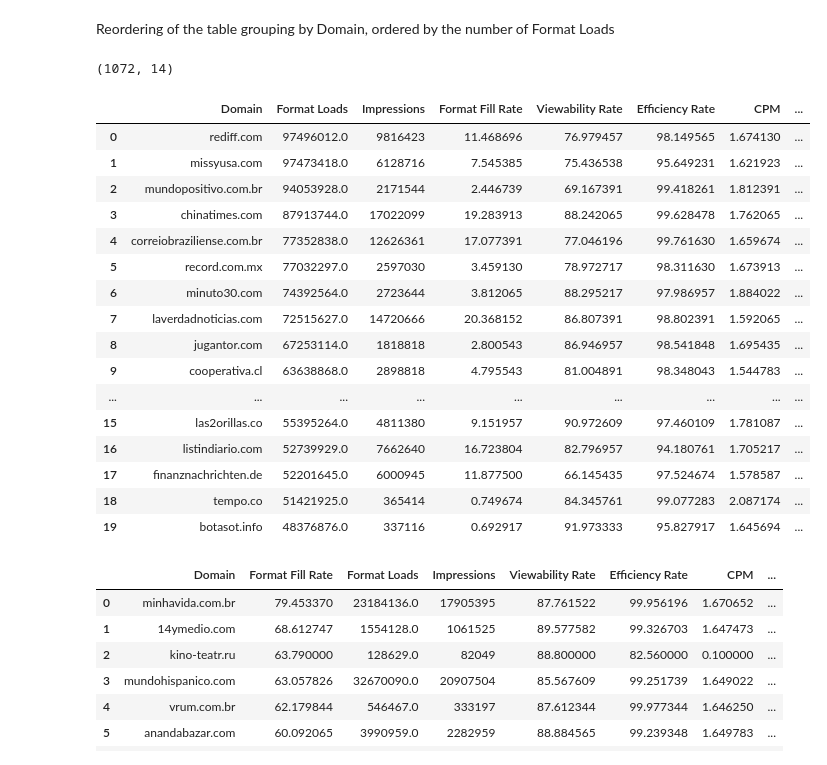
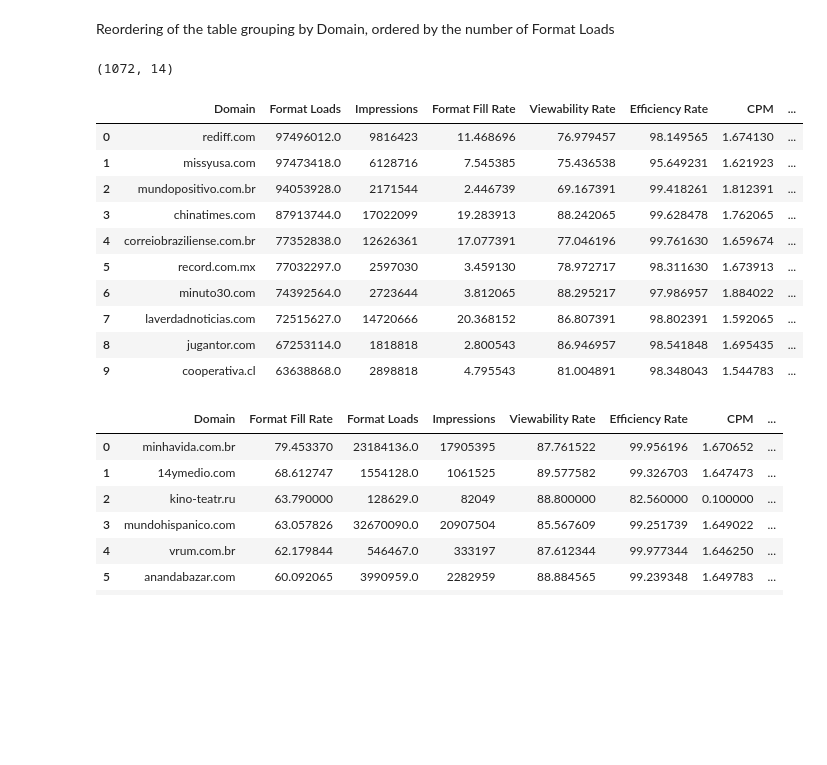
Before and after one commit to rfisla/FINAL-PROJECT-OF-KSCHOOL-MASTER, a Jupyter notebook: Initial Data Interpretation.ipynb, the cells around one changed output. Drawn from its saved outputs; the diff is of its cells as text; code cells hidden in the pictures; blank space fills up the shorter version.

Commit message:
reducing number of domain categories

```diff
--- a/Initial Data Interpretation.ipynb
+++ b/Initial Data Interpretation.ipynb
@@ -156,39 +156,33 @@ Reordering of the table grouping by Domain, ordered by the number of Format Load
 # %%
 groupby_domains = report.groupby(['Domain']).agg({'Format Loads':np.sum,
                                 'Impressions':np.sum,
                                 'Format Fill Rate':np.mean,
                                 'Viewability Rate':np.mean,
                                 'Efficiency Rate':np.mean,
                                 'CPM':np.mean,
                                 'Cost':np.mean,
                                 'Clicks':np.sum,
                                 'CTR':np.sum,
                                 '25% View Rate':np.mean,
                                 '50% View Rate':np.mean,
                                 '75% View Rate':np.mean,
                                 '100% View Rate':np.mean
                                 }).sort_values( by= 'Format Loads',ascending=False).reset_index()
 print(groupby_domains.shape)
-groupby_domains.head(20)
+groupby_domains.head(10)
 # %% [output]
 (1072, 14)
 |  | Domain | Format Loads | Impressions | Format Fill Rate | Viewability Rate | Efficiency Rate | CPM | ... |
 | 0 | rediff.com | 97496012.0 | 9816423 | 11.468696 | 76.979457 | 98.149565 | 1.674130 | ... |
 | 1 | missyusa.com | 97473418.0 | 6128716 | 7.545385 | 75.436538 | 95.649231 | 1.621923 | ... |
 | 2 | mundopositivo.com.br | 94053928.0 | 2171544 | 2.446739 | 69.167391 | 99.418261 | 1.812391 | ... |
 | 3 | chinatimes.com | 87913744.0 | 17022099 | 19.283913 | 88.242065 | 99.628478 | 1.762065 | ... |
 | 4 | correiobraziliense.com.br | 77352838.0 | 12626361 | 17.077391 | 77.046196 | 99.761630 | 1.659674 | ... |
 | 5 | record.com.mx | 77032297.0 | 2597030 | 3.459130 | 78.972717 | 98.311630 | 1.673913 | ... |
 | 6 | minuto30.com | 74392564.0 | 2723644 | 3.812065 | 88.295217 | 97.986957 | 1.884022 | ... |
 | 7 | laverdadnoticias.com | 72515627.0 | 14720666 | 20.368152 | 86.807391 | 98.802391 | 1.592065 | ... |
 | 8 | jugantor.com | 67253114.0 | 1818818 | 2.800543 | 86.946957 | 98.541848 | 1.695435 | ... |
 | 9 | cooperativa.cl | 63638868.0 | 2898818 | 4.795543 | 81.004891 | 98.348043 | 1.544783 | ... |
-| ... | ... | ... | ... | ... | ... | ... | ... | ... |
-| 15 | las2orillas.co | 55395264.0 | 4811380 | 9.151957 | 90.972609 | 97.460109 | 1.781087 | ... |
-| 16 | listindiario.com | 52739929.0 | 7662640 | 16.723804 | 82.796957 | 94.180761 | 1.705217 | ... |
-| 17 | finanznachrichten.de | 52201645.0 | 6000945 | 11.877500 | 66.145435 | 97.524674 | 1.578587 | ... |
-| 18 | tempo.co | 51421925.0 | 365414 | 0.749674 | 84.345761 | 99.077283 | 2.087174 | ... |
-| 19 | botasot.info | 48376876.0 | 337116 | 0.692917 | 91.973333 | 95.827917 | 1.645694 | ... |
 # %%
 groupby_domains.groupby(['Domain','Format Fill Rate']).sum().sort_values( by= 'Format Fill Rate',ascending=False).reset_index().head(10)
 # %% [output]
```
Also changed, not shown: parts of 19 cells of this notebook.
